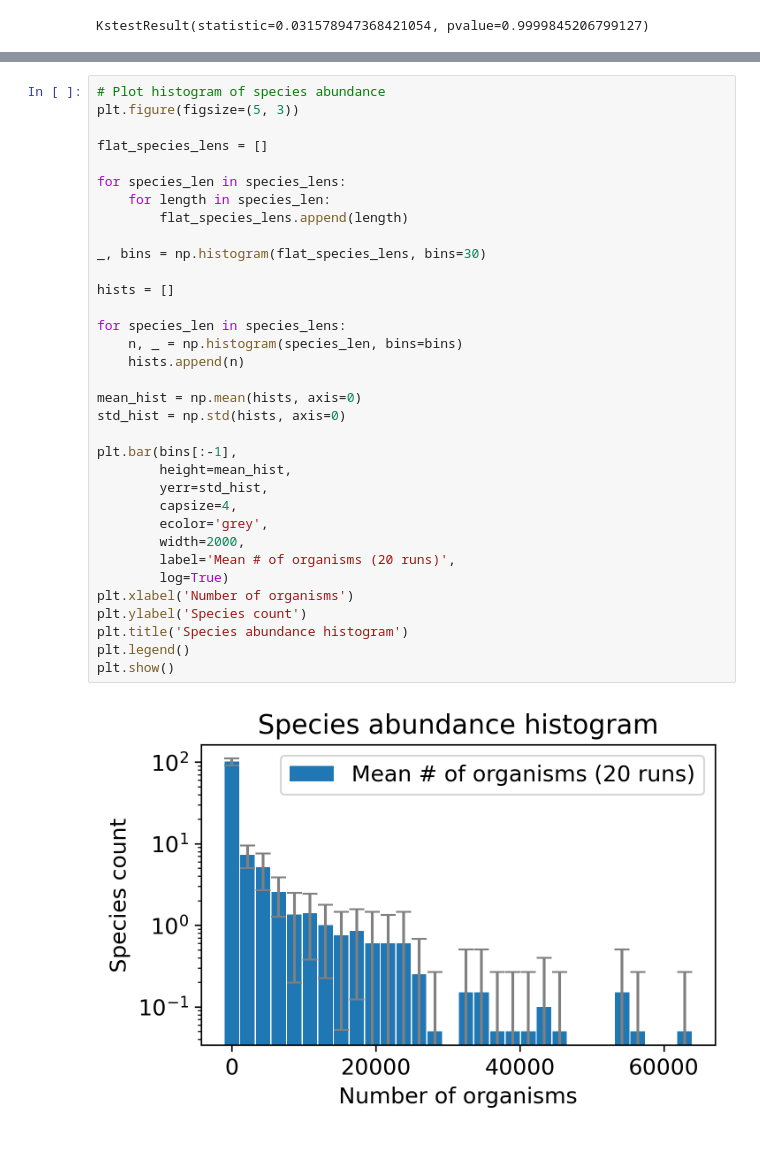
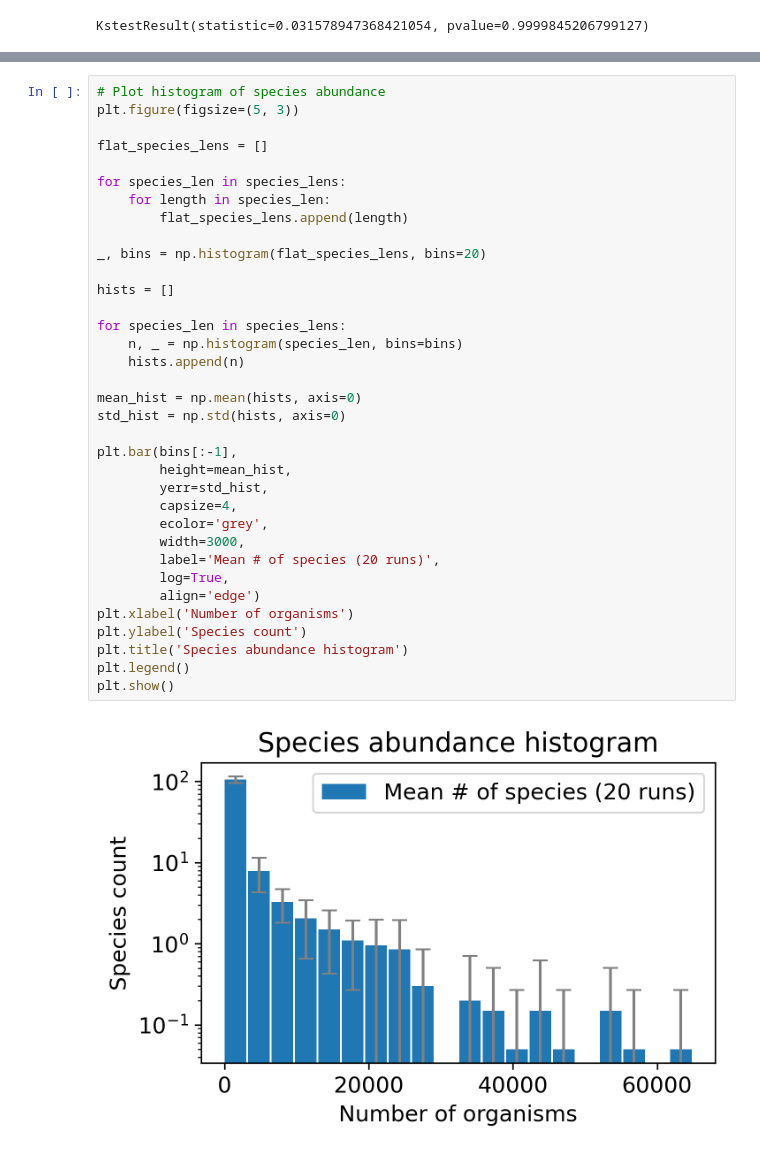
Before and after one commit to jonasargelo/Complex-systems-sim, a Jupyter notebook: Presentation plots nearest neighbor.ipynb, the cells around one changed output, grey strips where cells are left out. Drawn from its saved outputs; the diff is of its cells as text.

```diff
--- a/Presentation plots nearest neighbor.ipynb
+++ b/Presentation plots nearest neighbor.ipynb
@@ -95,35 +95,36 @@ plt.show()
 # Plot histogram of species abundance
 plt.figure(figsize=(5, 3))
 
 flat_species_lens = []
 
 for species_len in species_lens:
     for length in species_len:
         flat_species_lens.append(length)
 
-_, bins = np.histogram(flat_species_lens, bins=30)
+_, bins = np.histogram(flat_species_lens, bins=20)
 
 hists = []
 
 for species_len in species_lens:
     n, _ = np.histogram(species_len, bins=bins)
     hists.append(n)
 
 mean_hist = np.mean(hists, axis=0)
 std_hist = np.std(hists, axis=0)
 
 plt.bar(bins[:-1],
         height=mean_hist,
         yerr=std_hist,
         capsize=4,
         ecolor='grey',
-        width=2000,
-        label='Mean # of organisms (20 runs)',
-        log=True)
+        width=3000,
+        label='Mean # of species (20 runs)',
+        log=True,
+        align='edge')
 plt.xlabel('Number of organisms')
 plt.ylabel('Species count')
 plt.title('Species abundance histogram')
 plt.legend()
 plt.show()
 # %% [output]
-[figure, old version]
+[figure, new version]
```
Also changed, not shown: parts of 2 cells of this notebook.
